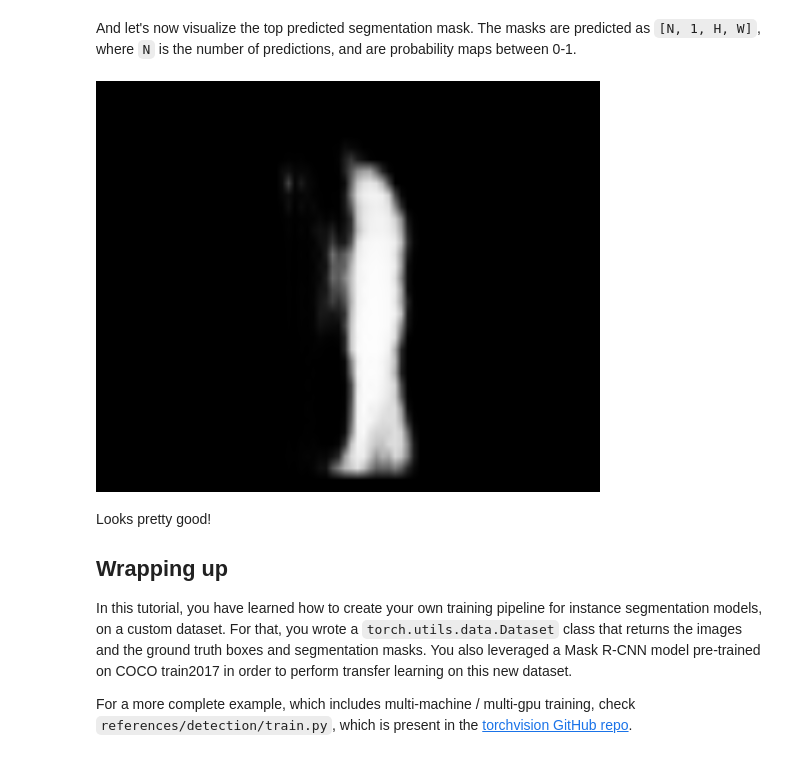
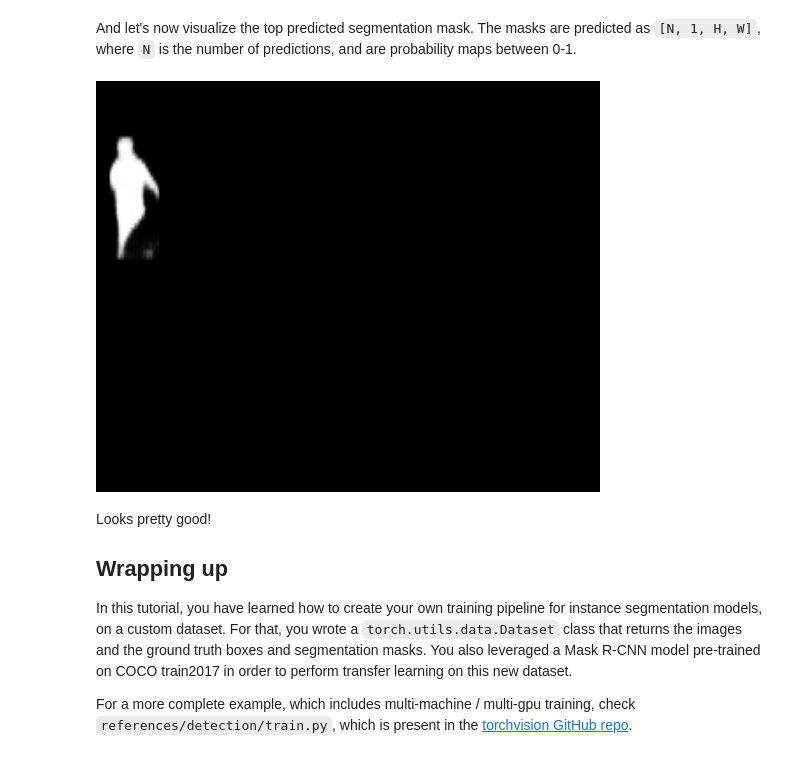
Before and after one commit to redwankarimsony/Object-Detection-and-Segmentation-with-TorchVision, a Jupyter notebook: torchvision_finetuning_instance_segmentation.ipynb, the cells around one changed output. Drawn from its saved outputs; the diff is of its cells as text; code cells hidden in the pictures.

```diff
--- a/torchvision_finetuning_instance_segmentation.ipynb
+++ b/torchvision_finetuning_instance_segmentation.ipynb
@@ -105,5 +107,5 @@ Image.open('PennFudanPed/PNGImages/FudanPed00064.png')
 # %%
-mask = Image.open('PennFudanPed/PedMasks/FudanPed00064_mask.png')
+mask = Image.open('PennFudanPed/PedMasks/FudanPed00040_mask.png')
 # each mask instance has a different color, from zero to N, where
 # N is the number of instances. In order to make visualization easier,
 # let's adda color palette to the mask.
@@ -436,7 +425,7 @@ lr_scheduler = torch.optim.lr_scheduler.StepLR(optimizer,
 And now let's train the model for 10 epochs, evaluating at the end of every epoch.
 # %%
 # let's train it for 10 epochs
-num_epochs = 2
+num_epochs = 15
 
 for epoch in range(num_epochs):
     # train for one epoch, printing every 10 iterations
@@ -509,9 +498,9 @@ Image.fromarray(img.mul(255).permute(1, 2, 0).byte().numpy())
 # %% [markdown]
 And let's now visualize the top predicted segmentation mask. The masks are predicted as `[N, 1, H, W]`, where `N` is the number of predictions, and are probability maps between 0-1.
 # %%
-Image.fromarray(prediction[0]['masks'][6, 0].mul(255).byte().cpu().numpy())
+Image.fromarray(prediction[0]['masks'][4, 0].mul(255).byte().cpu().numpy())
 # %% [output]
-[figure, old version]
+[figure, new version]
 # %% [markdown]
 Looks pretty good!
 
```
Also changed, not shown: parts of 9 cells of this notebook.
